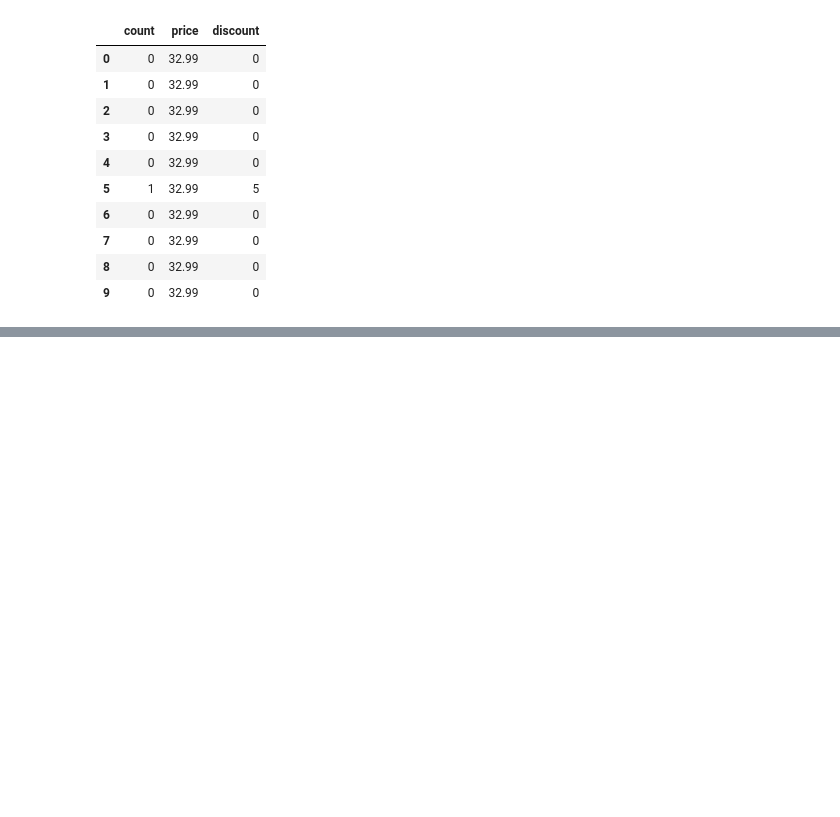
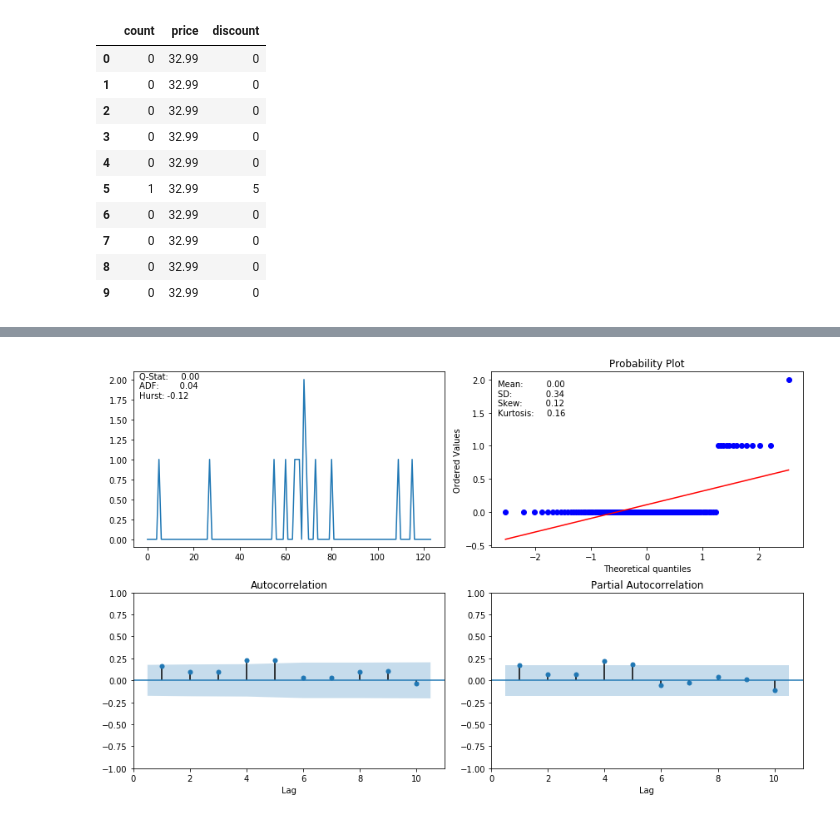
Before and after one commit to Rolkarolka/Delivery-optimization, a Jupyter notebook: notebooks/advanced_model.ipynb, the cells around one changed output, grey strips where cells are left out. Cells and saved outputs as stored; diff of their text form; code cells hidden in the pictures; blank space fills up the shorter version.

```diff
--- a/notebooks/advanced_model.ipynb
+++ b/notebooks/advanced_model.ipynb
@@ -187,0 +409,19 @@ See the caveats in the documentation: https://pandas.pydata.org/pandas-docs/stab
+# %%
+def plot_correlogram(x, lags=None, title=None):
+    lags = min(10, int(len(x)/5)) if lags is None else lags
+    fig, axes = plt.subplots(nrows=2, ncols=2, figsize=(12, 8))
+    x.plot(ax=axes[0][0])
+    q_p = np.max(q_stat(acf(x, nlags=lags), len(x))[1])
+    stats = f'Q-Stat: {np.max(q_p):>8.2f}\nADF: {adfuller(x)[1]:>11.2f} \nHurst: {round(hurst(x.values),2)}'
+    axes[0][0].text(x=.02, y=.85, s=stats, transform=axes[0][0].transAxes)
+    probplot(x, plot=axes[0][1])
+    mean, var, skew, kurtosis = moment(x, moment=[1, 2, 3, 4])
+    s = f'Mean: {mean:>12.2f}\nSD: {np.sqrt(var):>16.2f}\nSkew: {skew:12.2f}\nKurtosis:{kurtosis:9.2f}'
+    axes[0][1].text(x=.02, y=.75, s=s, transform=axes[0][1].transAxes)
+    plot_acf(x=x, lags=lags, zero=False, ax=axes[1][0])
+    plot_pacf(x, lags=lags, zero=False, ax=axes[1][1])
+    axes[1][0].set_xlabel('Lag')
+    axes[1][1].set_xlabel('Lag')
+    fig.suptitle(title, fontsize=20)
+    fig.tight_layout()
+    fig.subplots_adjust(top=.9)
@@ -187,0 +454,4 @@ See the caveats in the documentation: https://pandas.pydata.org/pandas-docs/stab
+# %%
+plot_correlogram(y['count'])
+# %% [output]
+[figure, added]
```
Also changed, not shown: parts of 35 cells of this notebook.
